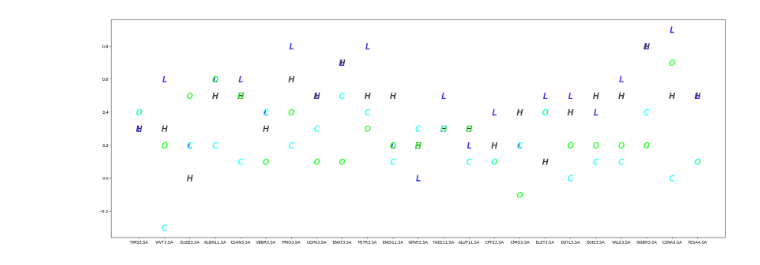
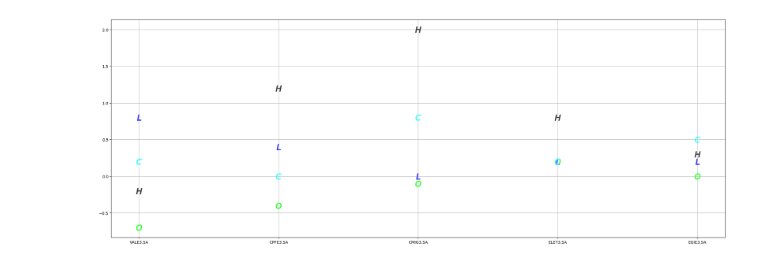
Before and after one commit to ovictormacedo/stockanalysis, a Jupyter notebook: analytics/trend-predictor-ai/predict.ipynb, the cells around one changed output. Saved outputs shown, nothing was run; the diff lists cells and outputs as text; code cells hidden in the pictures.

```diff
--- a/analytics/trend-predictor-ai/predict.ipynb
+++ b/analytics/trend-predictor-ai/predict.ipynb
@@ -11,7 +11,7 @@ pd.options.display.float_format = '{:.4%}'.format
 params = json.loads(open('../params.json', 'r').read())
 
 # Date range
-start = "2018-01-01"
+start = "2017-01-01"
 end = "2023-11-19"
 
 # Tickers of assets
@@ -21,6 +21,9 @@ for key, values in industry_asset.items():
     for value in values:
         assets.append(value)
 
+# Overwriting assets
+assets = ['VALE3.SA', 'CPFE3.SA', 'CMIG3.SA', 'ELET3.SA', 'EGIE3.SA']
+
 # Downloading data
-data = yf.download(assets, start=start, end=end, interval="1wk")
+data = yf.download(assets, start=start, end=end, interval="1mo")
 # %% [output]
@@ -28,7 +31,7 @@ data = yf.download(assets, start=start, end=end, interval="1wk")
 # %%
 from ta import trend, volume as volume_ta, momentum
 
-THRESHOLD = 10
+THRESHOLD = 5
 
 def get_trend(data_prices, i):
     trend = float(0.5)
@@ -326,13 +333,14 @@ for asset in assets:
 # %%
 import matplotlib.pyplot as plt
 import numpy as np
 
 plt.rcParams["figure.figsize"] = (28,10)
 
 plt.plot(prediction_assets, prediction_high, color='#404040', marker='$H$', linestyle='', ms=15)
 plt.plot(prediction_assets, prediction_low, color='#3333FF', marker='$L$', linestyle='', ms=15)
 plt.plot(prediction_assets, prediction_open, color='#33FF33', marker='$O$', linestyle='', ms=15)
 plt.plot(prediction_assets, prediction_close, color='#33FFFF', marker='$C$', linestyle='', ms=15)
+plt.grid()
 plt.show()
 # %% [output]
-[figure, old version]
+[figure, new version]
```
Also changed, not shown: parts of 2 cells of this notebook.
